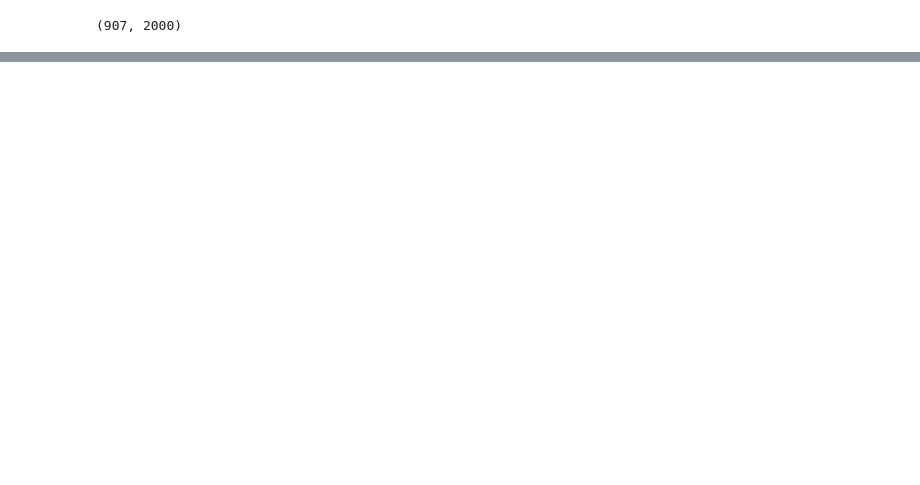
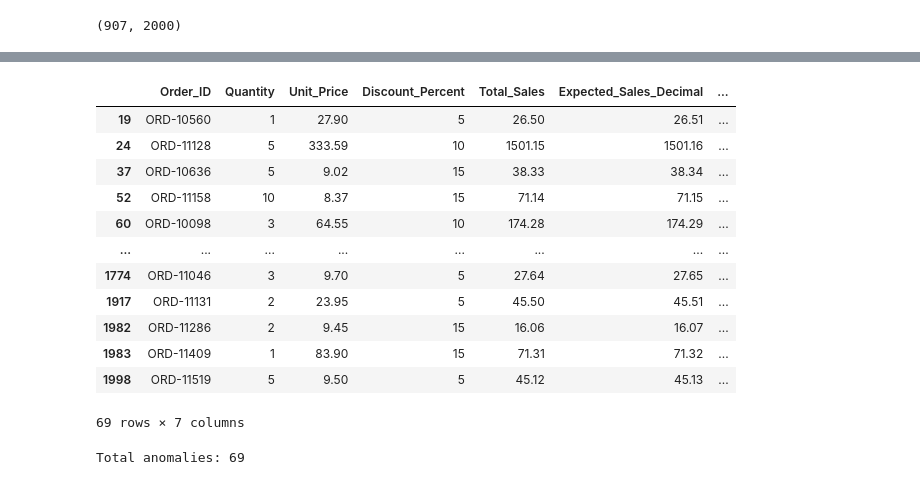
Before and after one commit to galhkoernia/ecommerce-analytics, a Jupyter notebook: notebooks/01_data_audit.ipynb, the cells around one changed output, grey strips where cells are left out. Drawn from its saved outputs; the diff is of its cells as text; code cells hidden in the pictures; blank space fills up the shorter version.

```diff
--- a/notebooks/01_data_audit.ipynb
+++ b/notebooks/01_data_audit.ipynb
@@ -53,0 +179,49 @@ df["Order_Date"].nunique(), len(df)
+# %%
+
+from decimal import Decimal, ROUND_HALF_UP
+
+def calculate_expected_sales(row):
+    quantity = Decimal(str(row["Quantity"]))
+    unit_price = Decimal(str(row["Unit_Price"]))
+    discount = Decimal(str(row["Discount_Percent"]))
+
+    expected = quantity * unit_price * (Decimal("1") - discount / Decimal("100"))
+    return expected.quantize(Decimal("0.01"), rounding=ROUND_HALF_UP)
+
+df["Expected_Sales_Decimal"] = df.apply(calculate_expected_sales, axis=1)
+
+df["Sales_Difference_Decimal"] = df.apply(
+    lambda row: Decimal(str(row["Total_Sales"])) - row["Expected_Sales_Decimal"],
+    axis=1
+)
+
+sales_anomalies = df.loc[
+    df["Sales_Difference_Decimal"].abs() > Decimal("0.001"),
+    [
+        "Order_ID",
+        "Quantity",
+        "Unit_Price",
+        "Discount_Percent",
+        "Total_Sales",
+        "Expected_Sales_Decimal",
+        "Sales_Difference_Decimal"
+    ]
+]
+
+display(sales_anomalies)
+print("Total anomalies:", len(sales_anomalies))
+# %% [output]
+|  | Order_ID | Quantity | Unit_Price | Discount_Percent | Total_Sales | Expected_Sales_Decimal | ... |
+| 19 | ORD-10560 | 1 | 27.90 | 5 | 26.50 | 26.51 | ... |
+| 24 | ORD-11128 | 5 | 333.59 | 10 | 1501.15 | 1501.16 | ... |
+| 37 | ORD-10636 | 5 | 9.02 | 15 | 38.33 | 38.34 | ... |
+| 52 | ORD-11158 | 10 | 8.37 | 15 | 71.14 | 71.15 | ... |
+| 60 | ORD-10098 | 3 | 64.55 | 10 | 174.28 | 174.29 | ... |
+| ... | ... | ... | ... | ... | ... | ... | ... |
+| 1774 | ORD-11046 | 3 | 9.70 | 5 | 27.64 | 27.65 | ... |
+| 1917 | ORD-11131 | 2 | 23.95 | 5 | 45.50 | 45.51 | ... |
+| 1982 | ORD-11286 | 2 | 9.45 | 15 | 16.06 | 16.07 | ... |
+| 1983 | ORD-11409 | 1 | 83.90 | 15 | 71.31 | 71.32 | ... |
+| 1998 | ORD-11519 | 5 | 9.50 | 5 | 45.12 | 45.13 | ... |
+69 rows × 7 columns
+Total anomalies: 69
```
Also changed, not shown: parts of 7 cells of this notebook, 1 other file.
